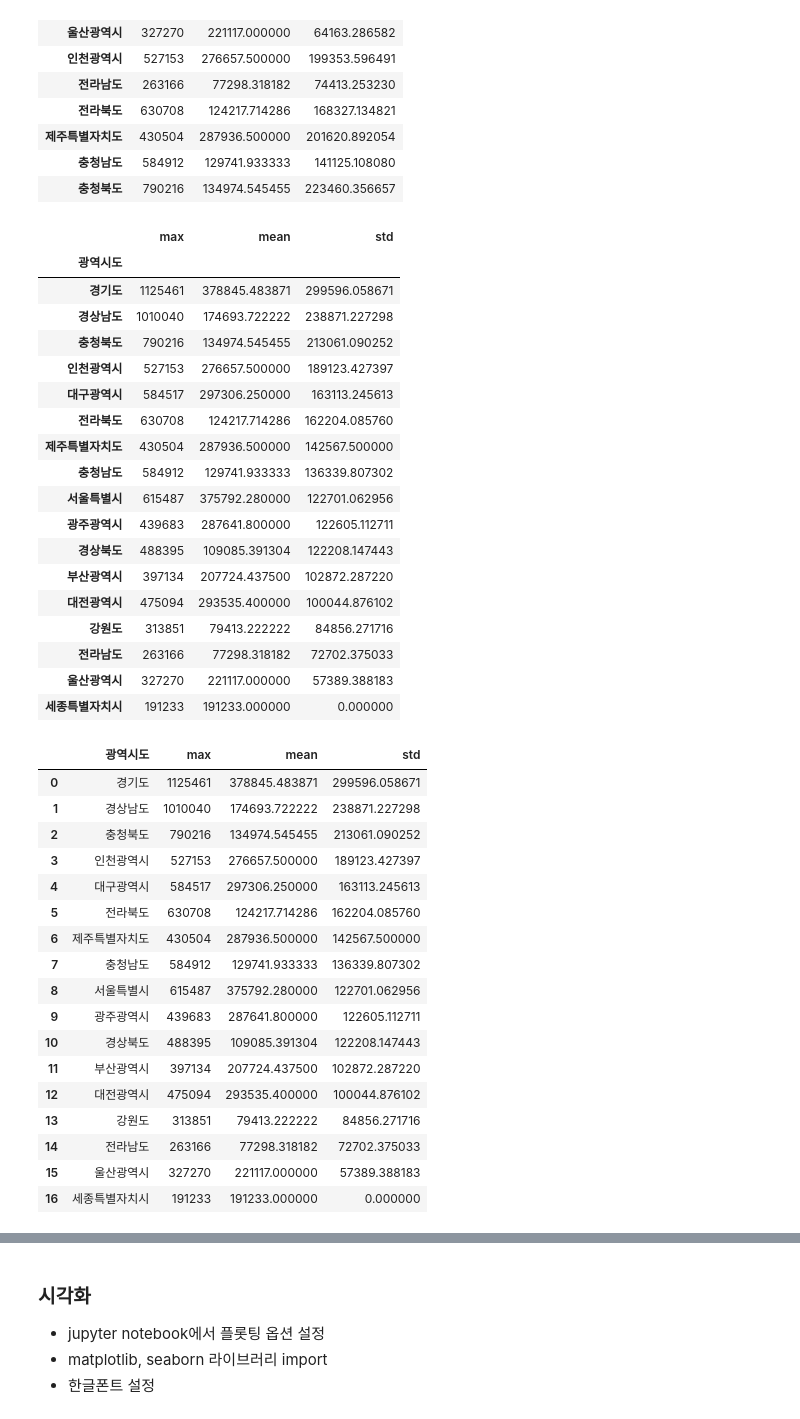
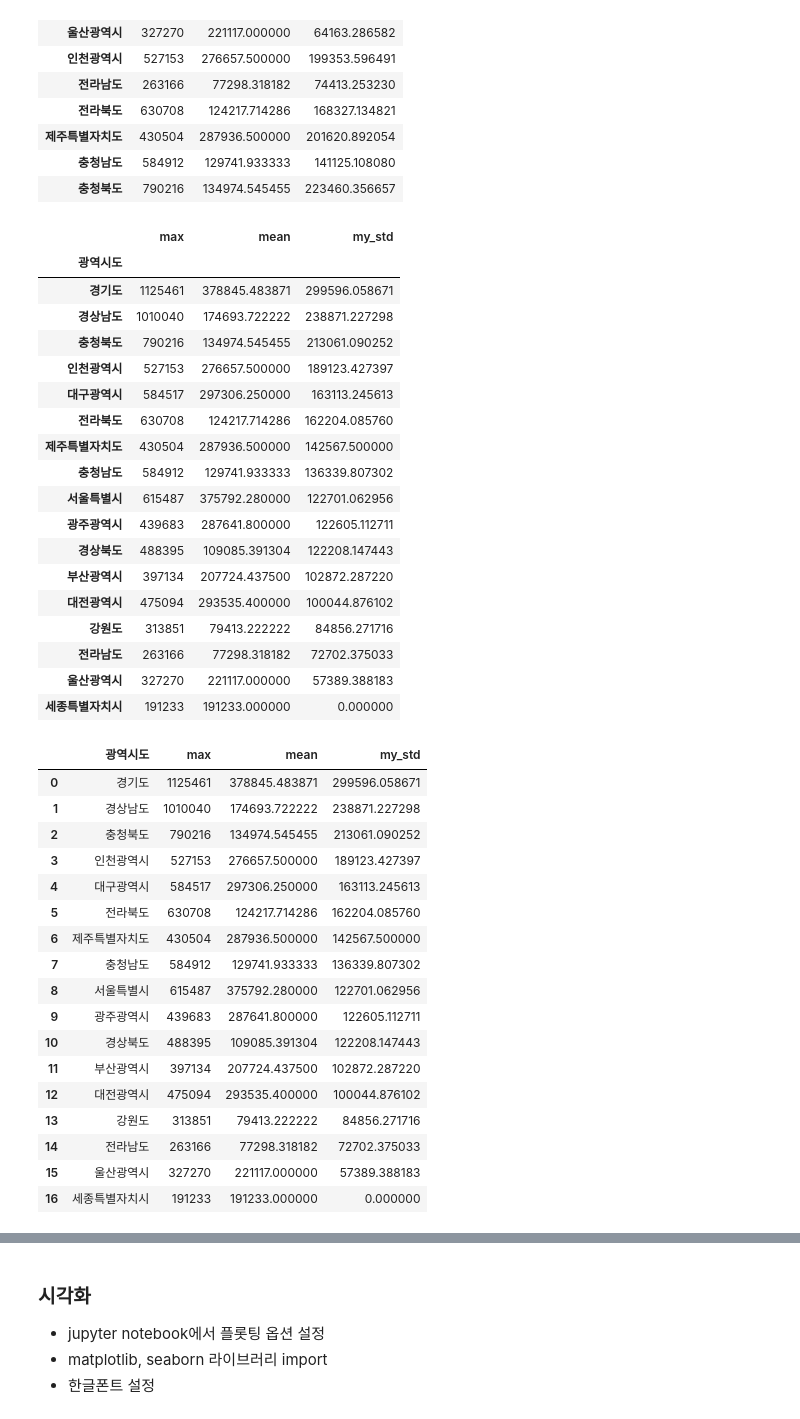
Before and after one commit to 1yangsh/Study_Python, a Jupyter notebook: webscrap_source/4.행정구역정보분석_시각화.ipynb, the cells around one changed output, grey strips where cells are left out. Saved outputs shown, nothing was run; the diff lists cells and outputs as text; code cells hidden in the pictures.

Commit message:
행정구역 data_analyze

```diff
--- a/webscrap_source/4.행정구역정보분석_시각화.ipynb
+++ b/webscrap_source/4.행정구역정보분석_시각화.ipynb
@@ -789,15 +793,15 @@ data.groupby('광역시도')['인구수'].agg(['max','mean','std'])
 # %%
 #numpy의 std() 호출한 결과를 agg() 함수의 인자로 전달하기
 import numpy as np
 
-def std(x):
+def my_std(x):
     return np.std(x)
 
-group_agg_df = data.groupby(['광역시도'])['인구수'].agg(['max','mean',std])\
-.sort_values(by='std',ascending=False)
+group_agg_df = data.groupby(['광역시도'])['인구수'].agg(['max','mean',my_std])\
+.sort_values(by='my_std',ascending=False)
 group_agg_df
 # %% [output]
-|  | max | mean | std |
+|  | max | mean | my_std |
 | 광역시도 |  |  |  |
 | 경기도 | 1125461 | 378845.483871 | 299596.058671 |
 | 경상남도 | 1010040 | 174693.722222 | 238871.227298 |
@@ -824,7 +828,7 @@ group_agg_df.reset_index(level='광역시도', inplace=True)
 # %%
 group_agg_df
 # %% [output]
-|  | 광역시도 | max | mean | std |
+|  | 광역시도 | max | mean | my_std |
 | 0 | 경기도 | 1125461 | 378845.483871 | 299596.058671 |
 | 1 | 경상남도 | 1010040 | 174693.722222 | 238871.227298 |
 | 2 | 충청북도 | 790216 | 134974.545455 | 213061.090252 |
```
Also changed, not shown: parts of 5 cells of this notebook, 1 other file.
